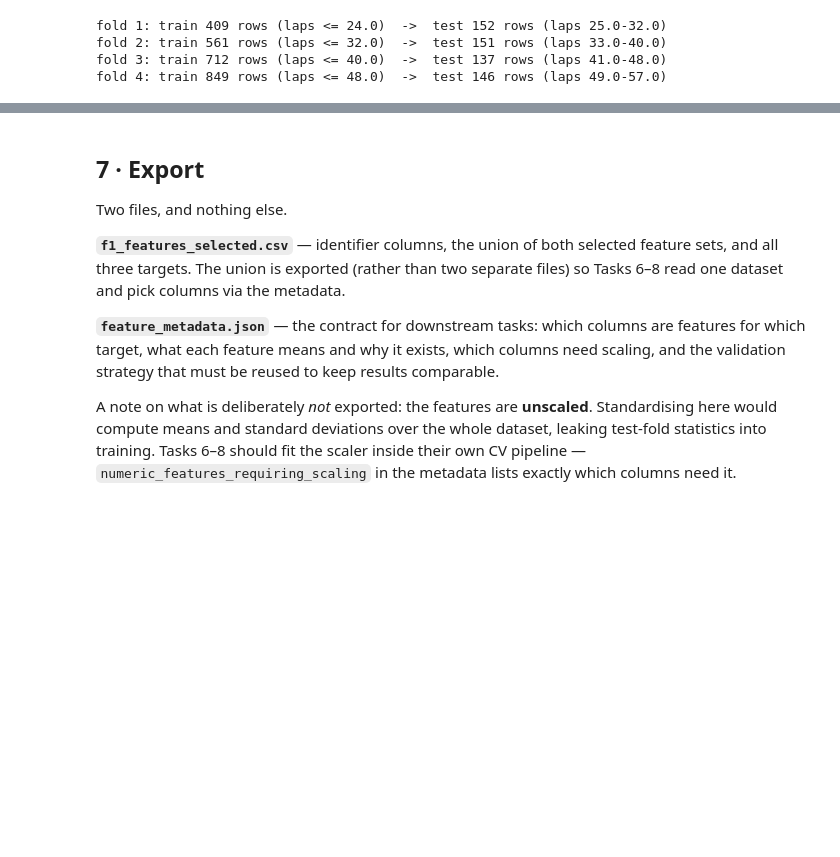
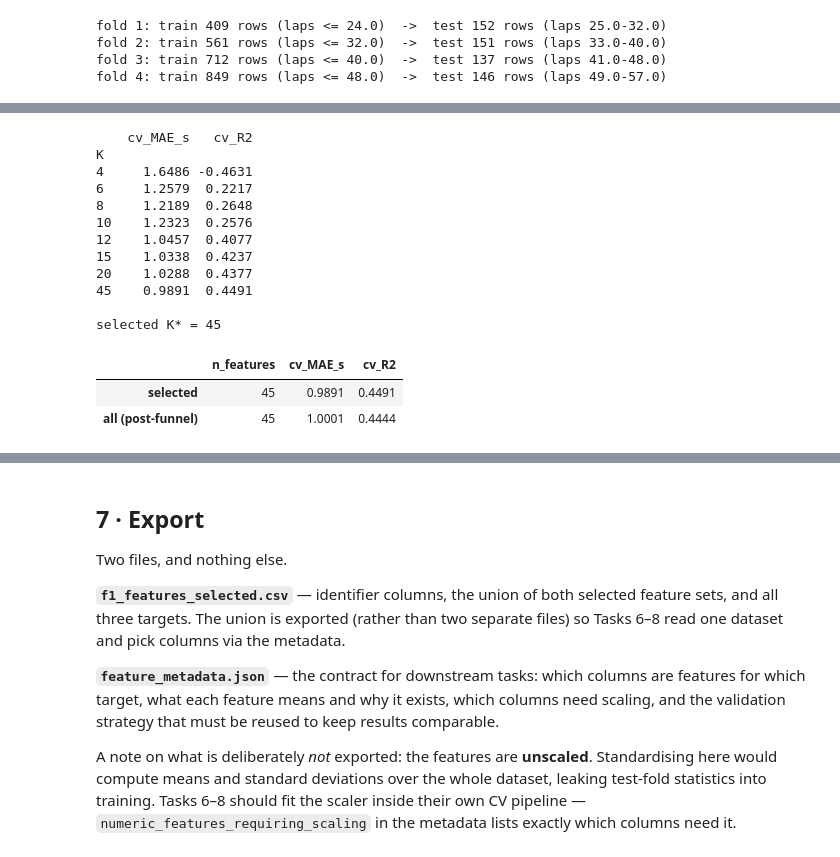
Before and after one commit to anjalidmore/Quantum-Optimization-for-F1-Race-Strategy, a Jupyter notebook: docs/notebooks/task5_feature_engineering.ipynb, the cells around one changed output, grey strips where cells are left out. Drawn from its saved outputs; the diff is of its cells as text; code cells hidden in the pictures; blank space fills up the shorter version.

```diff
--- a/docs/notebooks/task5_feature_engineering.ipynb
+++ b/docs/notebooks/task5_feature_engineering.ipynb
@@ -772,29 +224,0 @@ markedly simpler model — which matters for Task 8, where every retained featur
-# %%
-def cv_regression(cols: list[str]) -> tuple[float, float]:
-    maes, r2s = [], []
-    for train_idx, test_idx in SPLITS:
-        model = RandomForestRegressor(n_estimators=300, random_state=RANDOM_STATE, n_jobs=-1)
-        model.fit(F_sel.iloc[train_idx][cols], y_reg[train_idx])
-        pred = model.predict(F_sel.iloc[test_idx][cols])
-        maes.append(mean_absolute_error(y_reg[test_idx], pred))
-        r2s.append(r2_score(y_reg[test_idx], pred))
-    return float(np.mean(maes)), float(np.mean(r2s))
-
-
-ranked_order = ranking.index.tolist()
-sweep_ks = [k for k in (4, 6, 8, 10, 12, 15, 20, len(ranked_order)) if k <= len(ranked_order)]
-sweep = {k: cv_regression(ranked_order[:k]) for k in sorted(set(sweep_ks))}
-
-sweep_df = pd.DataFrame(
-    [{"K": k, "cv_MAE_s": round(m, 4), "cv_R2": round(r, 4)} for k, (m, r) in sweep.items()]
-).set_index("K")
-
-best_mae = sweep_df["cv_MAE_s"].min()
-K_STAR = int(sweep_df.index[sweep_df["cv_MAE_s"] <= best_mae * 1.02].min())
-selected_regression = ranked_order[:K_STAR]
-
-print(sweep_df.to_string())
-print(f"\nbest MAE {best_mae:.4f}s -> within 2% tolerance {best_mae * 1.02:.4f}s")
-print(f"selected K* = {K_STAR}")
-for i, f in enumerate(selected_regression, 1):
-    print(f"  {i:>2}. {f}")
@@ -900,0 +261,26 @@ selected (8): ['tyre_life', 'tracktemp_dev_x_tyrelife', 'form_vs_baseline', 'fie
+# %%
+mae_sel, r2_sel = result["cv_selected"]
+mae_all, r2_all = result["cv_all_features"]
+print(result["regression_sweep"].to_string())
+print(f"\nselected K* = {len(meta['selected_features']['target_laptime'])}")
+pd.DataFrame({
+    "n_features": [len(meta["selected_features"]["target_laptime"]), result["features_post_funnel"].shape[1]],
+    "cv_MAE_s": [round(mae_sel, 4), round(mae_all, 4)],
+    "cv_R2": [round(r2_sel, 4), round(r2_all, 4)],
+}, index=["selected", "all (post-funnel)"])
+# %% [output]
+    cv_MAE_s   cv_R2
+K
+4     1.6486 -0.4631
+6     1.2579  0.2217
+8     1.2189  0.2648
+10    1.2323  0.2576
+12    1.0457  0.4077
+15    1.0338  0.4237
+20    1.0288  0.4377
+45    0.9891  0.4491
+
+selected K* = 45
+|  | n_features | cv_MAE_s | cv_R2 |
+| selected | 45 | 0.9891 | 0.4491 |
+| all (post-funnel) | 45 | 1.0001 | 0.4444 |
```
Also changed, not shown: parts of 59 cells of this notebook, 5 other files.
